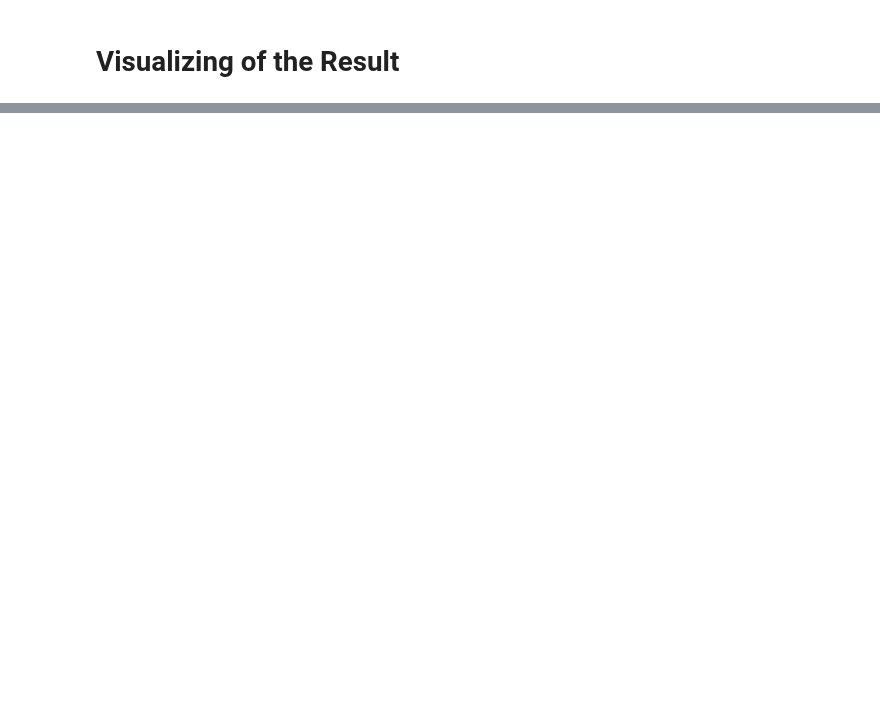
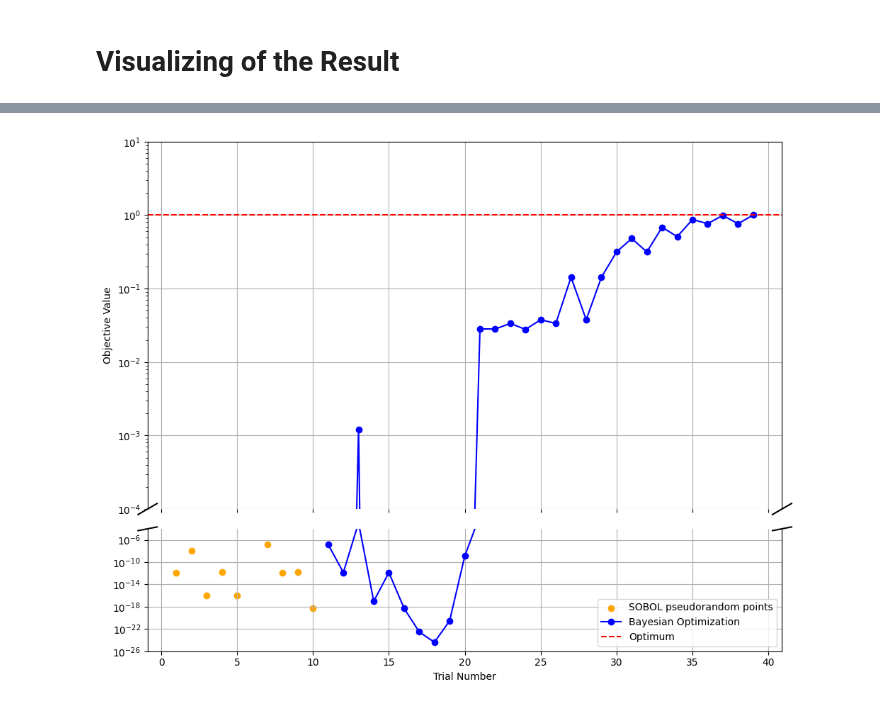
Before and after one commit to dnzckn/BasicBO, a Jupyter notebook: AX_BO_tutorial_1.ipynb, the cells around one changed output, grey strips where cells are left out. Cells and saved outputs as stored; diff of their text form; code cells hidden in the pictures; blank space fills up the shorter version.

```diff
--- a/AX_BO_tutorial_1.ipynb
+++ b/AX_BO_tutorial_1.ipynb
@@ -106,6 +108,7 @@ async def bayesian_optimizer_iterator_async(
     )
 
     ax_client = AxClient(generation_strategy=generation_strategy, torch_device=device)
+    ax_client.generation_strategy.trials_as_df
     ax_client.create_experiment(
         name="modular_iterator_optimization",
         parameters=[
@@ -323,7 +326,7 @@ def bayesian_optimizer_iterator_sync(
 param_names = ["a", "b"]
 param_bounds = [[-1.0, 1.0], [-1.0, 1.0]]
 
-# Initialize the response reader with a fake Gaussian-like objective
+# Initialize the synthetic function
 z_reader = ZReader(centers=[0.2, 0.1], sigma=0.1, n_samples=1)
 
 # Storage for the optimization history
@@ -335,13 +338,13 @@ best_result = {
 }
 
 
-# Set your stopping criteria
+# Set stopping criteria
 THRESHOLD = 0.999  # Stop if we exceed this value
 EPSILON = 0.001  # Minimum improvement needed
 PATIENCE = 10  # Number of exploitation steps without improvement
 
 
-run_async = False # try both for fun!
+run_async = True # try both for fun!
 
 if run_async:
     async for output in bayesian_optimizer_iterator_async(
@@ -357,7 +360,6 @@ if run_async:
         patience=10,
     ):
         if "final_model" in output:
-            # This is the sentinel indicating we're done and have the model
             output = output["final_model"]
         else:
             # Normal params
@@ -393,6 +395,7 @@ else:
             if z_mean > best_result["value"]:
                 best_result = {"params": params, "value": z_mean}
 
+# collect results
 results = {
     "suggested_params": suggested_params,
     "observed_z": observed_z,
@@ -522,0 +559,58 @@ plt.show()
+# %%
+import matplotlib.pyplot as plt
+
+# Data preparation
+trial_numbers = list(range(1, len(observed_z) + 1))  # Create trial numbers starting from 1
+num_initial_samples = 10
+random_trials = trial_numbers[:num_initial_samples]
+random_objectives = observed_z[:num_initial_samples]
+bo_trials = trial_numbers[num_initial_samples:]
+bo_objectives = observed_z[num_initial_samples:]
+
+# Create the figure and two subplots with shared x-axis
+fig, (ax1, ax2) = plt.subplots(2, 1, figsize=(10, 8), sharex=True, gridspec_kw={'height_ratios': [3, 1]})
+
+# Plot the initial random points on both axes
+ax1.scatter(random_trials, random_objectives, color='orange', label="SOBOL pseudorandom points")
+ax2.scatter(random_trials, random_objectives, color='orange', label="SOBOL pseudorandom points")
+
+# Plot Bayesian optimization points on both axes
+ax1.semilogy(bo_trials, bo_objectives, marker='o', linestyle='-', color='b', label="Bayesian Optimization")
+ax2.semilogy(bo_trials, bo_objectives, marker='o', linestyle='-', color='b', label="Bayesian Optimization")
+
+# Highlight the optimum on both axes
+ax1.axhline(y=1, color='r', linestyle='--', label="Optimum")
+ax2.axhline(y=1, color='r', linestyle='--', label="Optimum")
+
+# Set y-limits for each axis
+ax1.set_ylim(1e-4, 1e1)  # Top split
+ax2.set_ylim(1e-26, 1e-4)  # Bottom split
+
+# Hide the spines between the two y-axes
+ax1.spines['bottom'].set_visible(False)
+ax2.spines['top'].set_visible(False)
+ax1.tick_params(labeltop=False)  # Disable tick labels at the bottom of ax1
+ax2.tick_params(labeltop=False)  # Disable tick labels at the top of ax2
+
+# Add diagonal lines to indicate the split
+d = 0.015  # Size of the diagonal line
+kwargs = dict(transform=ax1.transAxes, color='k', clip_on=False)
+ax1.plot((-d, +d), (-d, +d), **kwargs)  # Top-left diagonal
+ax1.plot((1 - d, 1 + d), (-d, +d), **kwargs)  # Top-right diagonal
+kwargs.update(transform=ax2.transAxes)  # Apply the same to ax2
+ax2.plot((-d, +d), (1 - d, 1 + d), **kwargs)  # Bottom-left diagonal
+ax2.plot((1 - d, 1 + d), (1 - d, 1 + d), **kwargs)  # Bottom-right diagonal
+
+# Labels, legend, and grid
+ax2.set_xlabel("Trial Number")
+ax1.set_ylabel("Objective Value")
+# ax2.set_ylabel("Objective Value")
+# ax1.legend(loc="upper right")
+ax2.legend(loc="lower right")
+ax1.grid(True)
+ax2.grid(True)
+
+plt.tight_layout()
+plt.show()
+# %% [output]
+[figure, added]
```
Also changed, not shown: parts of 8 cells of this notebook, 4 other files.
